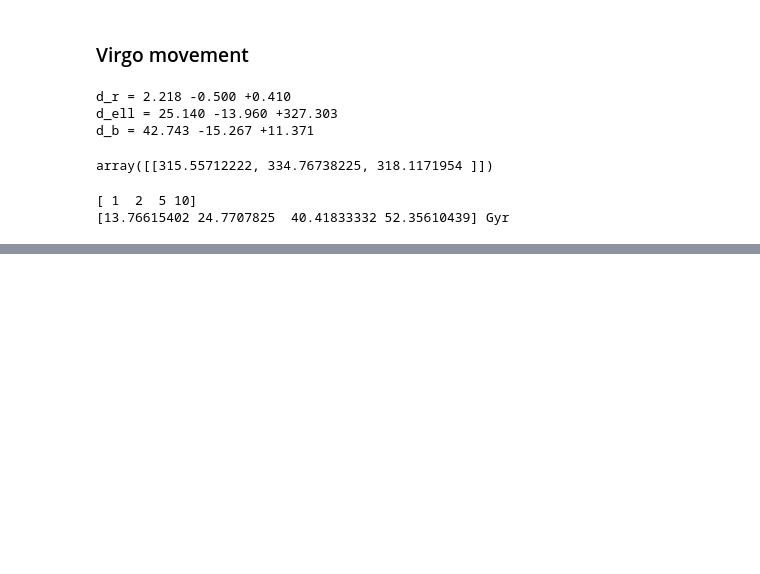
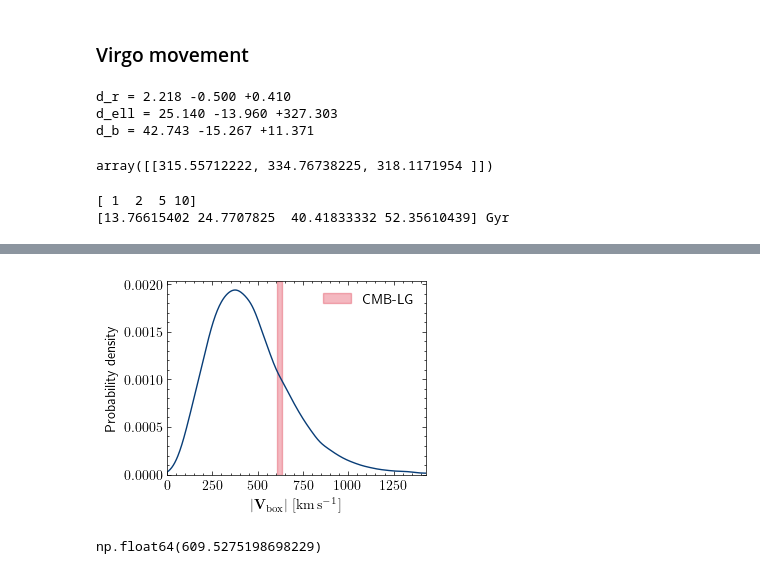
Before and after one commit to Richard-Sti/FlowIntegrator, a Jupyter notebook: notebooks/paper_plots.ipynb, the cells around one changed output, grey strips where cells are left out. Drawn from its saved outputs; the diff is of its cells as text; code cells hidden in the pictures; blank space fills up the shorter version.

```diff
--- a/notebooks/paper_plots.ipynb
+++ b/notebooks/paper_plots.ipynb
@@ -240,0 +303,10 @@ print(cosmo.age(z))
+# %%
+fig, ax = plot_observer_vmag_histogram(
+    "/Users/rstiskalek/Projects/FlowIntegrator/results/quijote_fiducial_velocity_convergence_PCS_z0.npz",
+    )
+
+
+fig.savefig("/Users/rstiskalek/Downloads/observer_vmag_histogram_quijote.pdf", dpi=500)
+display(fig)
+# %% [output]
+[figure, added]
@@ -240,0 +335,4 @@ print(cosmo.age(z))
+# %%
+v_full_mag.mean()
+# %% [output]
+np.float64(609.5275198698229)
```
Also changed, not shown: parts of 15 cells of this notebook.
